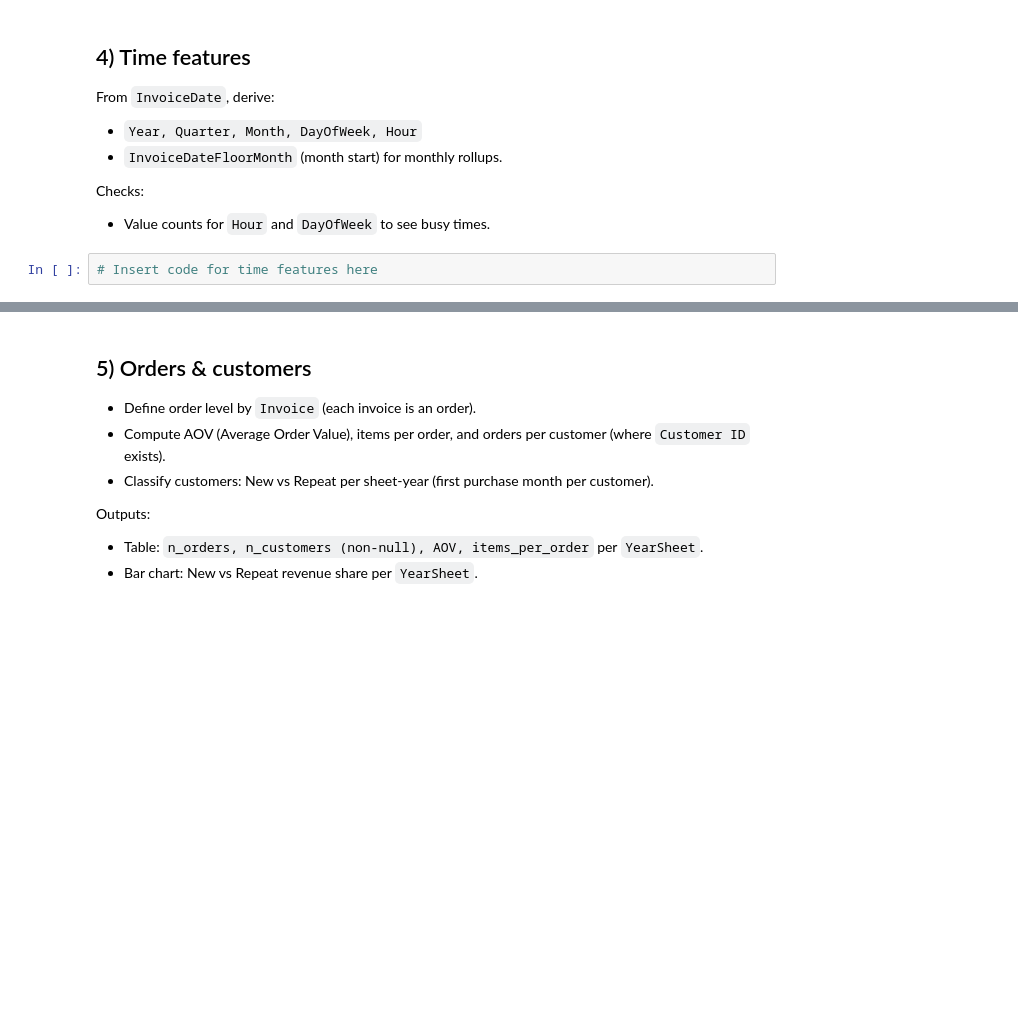
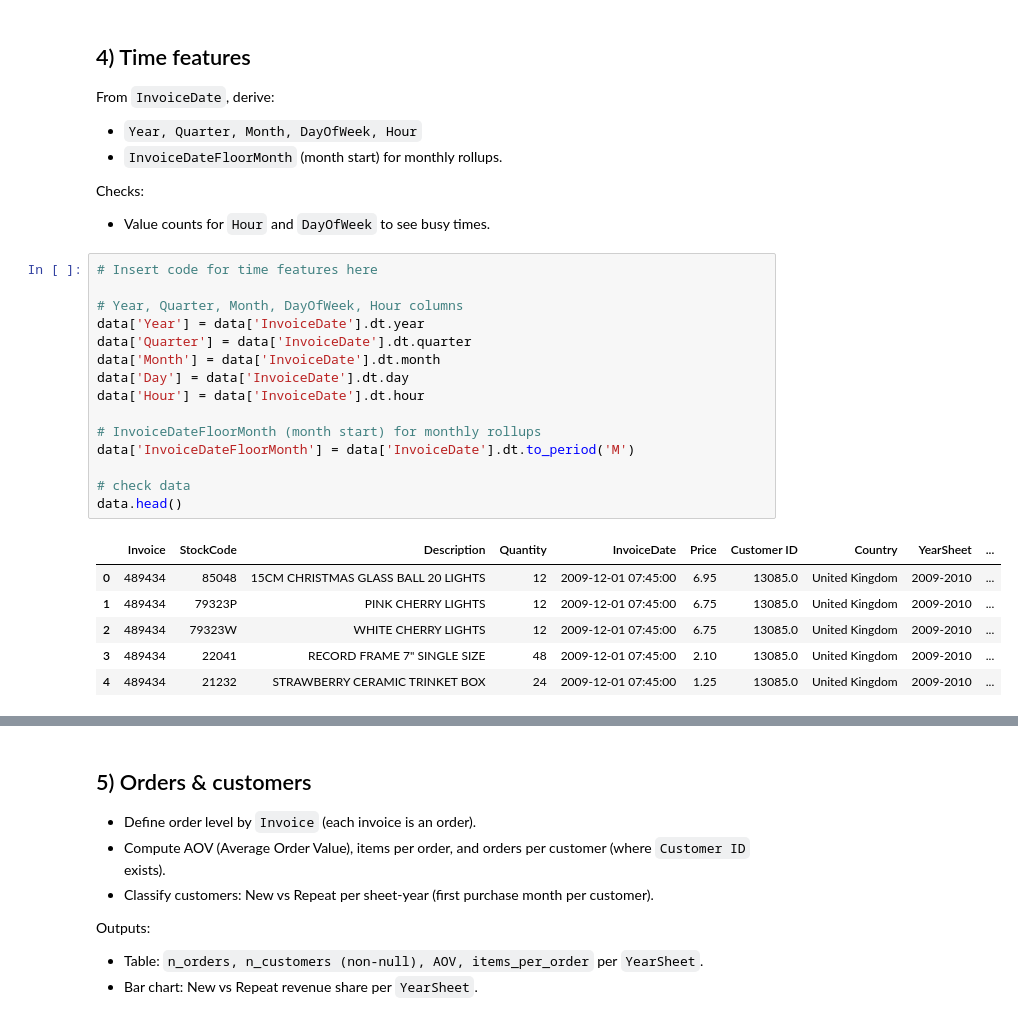
Before and after one commit to jjelleazarr/retail_eda_pair_Braga_Elleazar_Mateo_Suacito, a Jupyter notebook: notebooks/Retail-EDA.ipynb, the cells around one changed output, grey strips where cells are left out. Drawn from its saved outputs; the diff is of its cells as text; blank space fills up the shorter version.

```diff
--- a/notebooks/Retail-EDA.ipynb
+++ b/notebooks/Retail-EDA.ipynb
@@ -149,3 +150,23 @@ Checks:
 - Value counts for ``Hour`` and ``DayOfWeek`` to see busy times.
 # %%
 # Insert code for time features here
+
+# Year, Quarter, Month, DayOfWeek, Hour columns
+data['Year'] = data['InvoiceDate'].dt.year
+data['Quarter'] = data['InvoiceDate'].dt.quarter
+data['Month'] = data['InvoiceDate'].dt.month
+data['Day'] = data['InvoiceDate'].dt.day
+data['Hour'] = data['InvoiceDate'].dt.hour
+
+# InvoiceDateFloorMonth (month start) for monthly rollups
+data['InvoiceDateFloorMonth'] = data['InvoiceDate'].dt.to_period('M')
+
+# check data
+data.head()
+# %% [output]
+|  | Invoice | StockCode | Description | Quantity | InvoiceDate | Price | Customer ID | Country | YearSheet | ... |
+| 0 | 489434 | 85048 | 15CM CHRISTMAS GLASS BALL 20 LIGHTS | 12 | 2009-12-01 07:45:00 | 6.95 | 13085.0 | United Kingdom | 2009-2010 | ... |
+| 1 | 489434 | 79323P | PINK CHERRY LIGHTS | 12 | 2009-12-01 07:45:00 | 6.75 | 13085.0 | United Kingdom | 2009-2010 | ... |
+| 2 | 489434 | 79323W | WHITE CHERRY LIGHTS | 12 | 2009-12-01 07:45:00 | 6.75 | 13085.0 | United Kingdom | 2009-2010 | ... |
+| 3 | 489434 | 22041 | RECORD FRAME 7" SINGLE SIZE | 48 | 2009-12-01 07:45:00 | 2.10 | 13085.0 | United Kingdom | 2009-2010 | ... |
+| 4 | 489434 | 21232 | STRAWBERRY CERAMIC TRINKET BOX | 24 | 2009-12-01 07:45:00 | 1.25 | 13085.0 | United Kingdom | 2009-2010 | ... |
```
Also changed, not shown: parts of 16 cells of this notebook.
